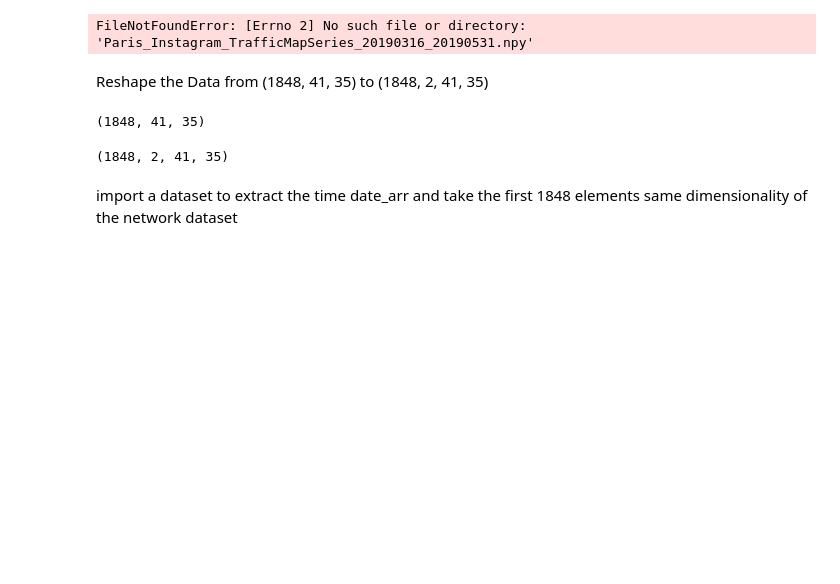
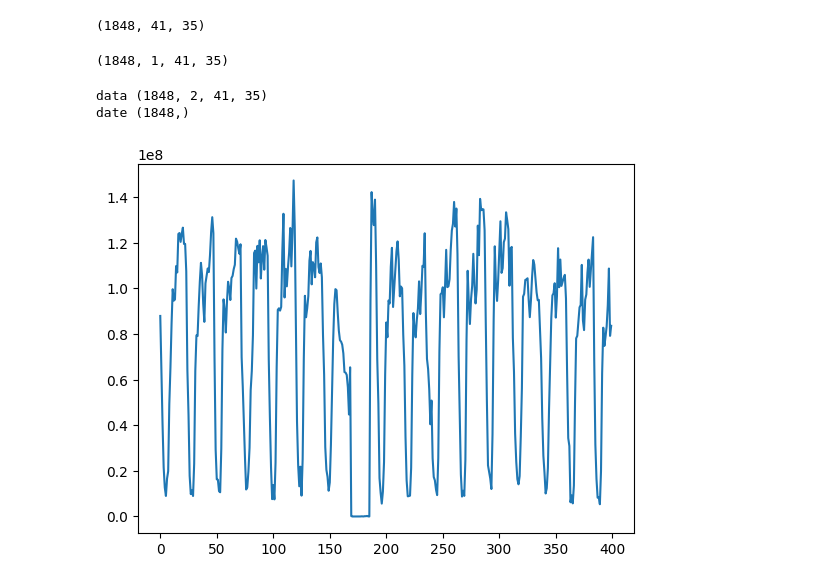
Before and after one commit to antonio-boiano/ST-ResNet, a Jupyter notebook: datasets/NetMob/Paris/process_data.ipynb, the cells around one changed output. Drawn from its saved outputs; the diff is of its cells as text; code cells hidden in the pictures; blank space fills up the shorter version.

```diff
--- a/datasets/NetMob/Paris/process_data.ipynb
+++ b/datasets/NetMob/Paris/process_data.ipynb
@@ -2,9 +49,9 @@
 import numpy as np
 
 # Load .npy file
-file_path = "Paris_Instagram_TrafficMapSeries_20190316_20190531.npy"
+file_path = "/home/antonio/NetMOB23/nas_share/ST-ResNet/datasets/NetMob/Paris/Paris_Instagram_TrafficMapSeries_20190316_20190531.npy"
 
-with open('Paris_Instagram_TrafficMapSeries_20190316_20190531.npy', 'rb') as f:
+with open(file_path, 'rb') as f:
         tensor_traffic_original = np.load(f)
 
 cdims=[409,346]
@@ -13,25 +60,42 @@ cdims=[409,346]
 pad_x = 10 - cdims[0] % 10
 pad_y = 10 - cdims[1] % 10
 
-tensor_traffic_original = np.pad(tensor_traffic_original, ((0,0), (0,pad_x),(0,pad_y)), 'constant', constant_values = 0)
-tensor_traffic = tensor_traffic_original.reshape(tensor_traffic_original.shape[0], int((cdims[0] + pad_x) / 10),
+tensor_traffic_original_t = np.pad(tensor_traffic_original, ((0,0), (0,pad_x),(0,pad_y)), 'constant', constant_values = 0)
+tensor_traffic = tensor_traffic_original_t.reshape(tensor_traffic_original_t.shape[0], int((cdims[0] + pad_x) / 10),
                                         10, int((cdims[1] + pad_y) / 10), 10).sum(axis=(2, 4))
-# %% [output]
-FileNotFoundError: [Errno 2] No such file or directory: 'Paris_Instagram_TrafficMapSeries_20190316_20190531.npy'
-# %% [markdown]
-Reshape the Data from (1848, 41, 35) to (1848, 2, 41, 35)
 # %%
+#Reshape the Data from (1848, 41, 35) to (1848, 2, 41, 35)
 display(tensor_traffic.shape)
 
 tensor_traffic_reshape = np.reshape(tensor_traffic, (1848, 1, 41, 35))
 
 tensor_traffic_reshape_2 = np.concatenate((tensor_traffic_reshape, tensor_traffic_reshape), axis=1)
-#tensor_traffic_reshape_2=tensor_traffic_reshape
-#tensor_traffic_reshape_2 = tensor_traffic
 
-display(tensor_traffic_reshape_2.shape)
+display(tensor_traffic_reshape.shape)
 # %% [output]
 (1848, 41, 35)
-(1848, 2, 41, 35)
+(1848, 1, 41, 35)
-# %% [markdown]
-import a dataset to extract the time date_arr and take the first 1848 elements same dimensionality of the network dataset
+# %%
+import h5py
+f = h5py.File('/home/antonio/NetMOB23/ST-ResNet/datasets/NetMob/Paris/Paris_Instagram_TrafficMapSeries_20190316_20190531_REDUCED.h5')
+for ke in f.keys():
+    print(ke, f[ke].shape)
+
+date_arr = np.array(f['date'][:1848])
+
+data_arr_b = np.array(f['data'])
+date_arr_b = np.array(f['date'])
+
+#data_arr = np.array(f['data'])
+date_arr = np.array(f['date'])
+data_arr = np.array(f['data'][:,0,:,:])
+# %% [output]
+data (1848, 2, 41, 35)
+date (1848,)
+# %%
+import matplotlib.pyplot as plt
+
+plt.plot(tensor_traffic[1200:1600,20,20])
+plt.show()
+# %% [output]
+[figure, added]
```
Also changed, not shown: parts of 13 cells of this notebook, 22 other files.
